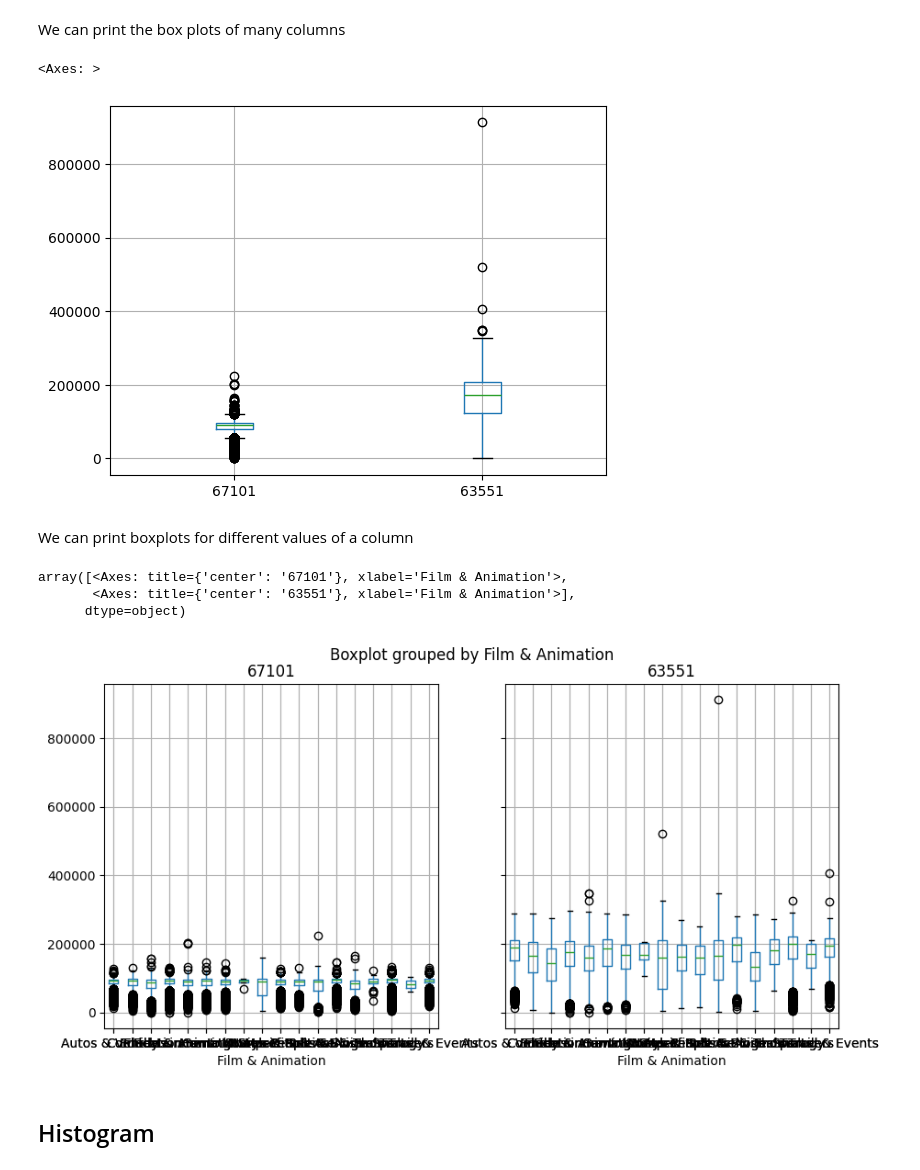
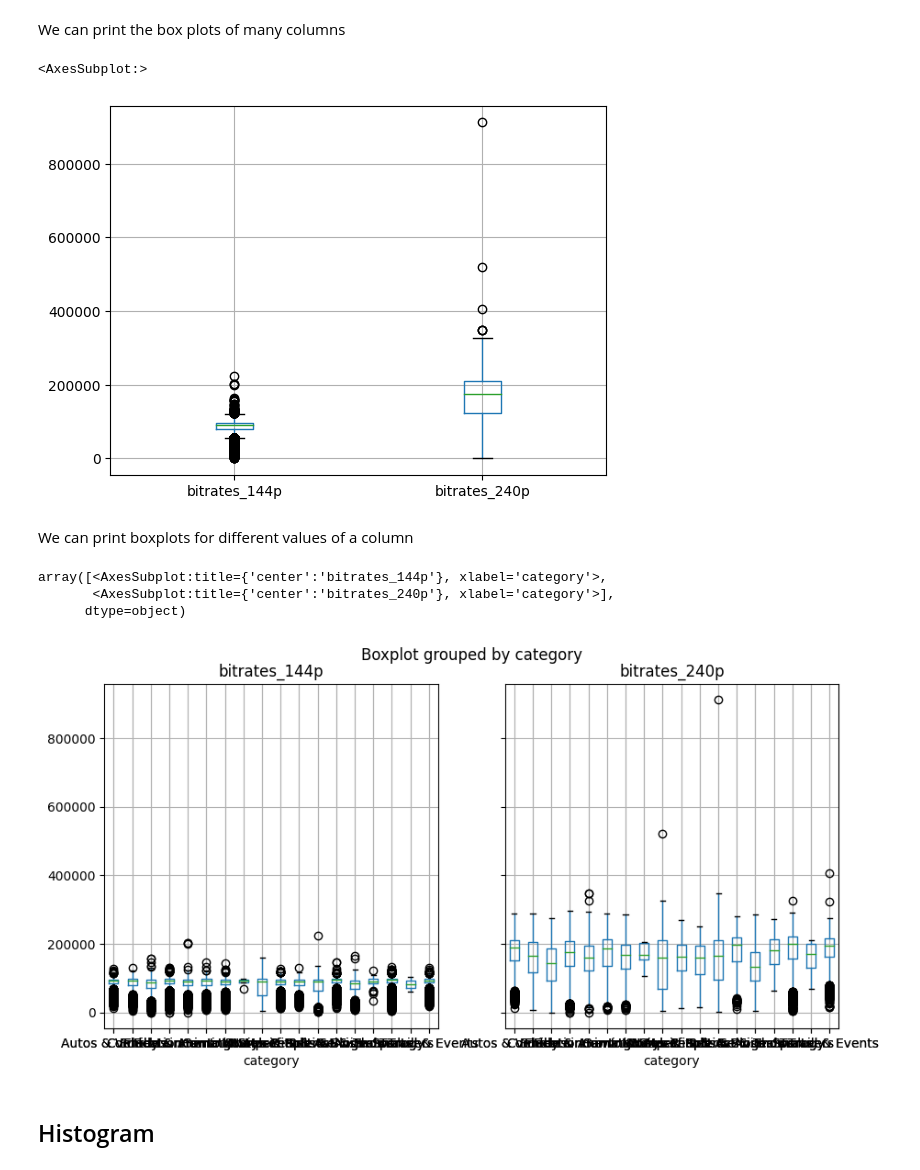
Before and after one commit to Mimilv1/NET4550, a Jupyter notebook: Analyse/projet_exploration.ipynb, the cells around one changed output. Cells and saved outputs as stored; diff of their text form; code cells hidden in the pictures.

```diff
--- a/Analyse/projet_exploration.ipynb
+++ b/Analyse/projet_exploration.ipynb
@@ -36,5 +41,5 @@ dataset.csv
 # %%
-df = pd.read_csv('dataset.csv')
+df = pd.read_csv('../material/dataset.csv')
 # %%
 df.head(n=11)
 # %% [output]
@@ -209,19 +213,19 @@ All points outside are considered **outliers**
 # %% [markdown]
 We can print the box plots of many columns
 # %%
-df.boxplot(column=['67101', '63551'])
+df.boxplot(column=['bitrates_144p', 'bitrates_240p'])
 # %% [output]
-<Axes: >
+<AxesSubplot:>
-[figure, old version]
+[figure, new version]
 # %% [markdown]
 We can print boxplots for different values of a column
 # %%
-df.boxplot(column=['67101', '63551'], by="Film & Animation", figsize=(10,5))
+df.boxplot(column=['bitrates_144p', 'bitrates_240p'], by="category", figsize=(10,5))
 # %% [output]
-array([<Axes: title={'center': '67101'}, xlabel='Film & Animation'>,
-       <Axes: title={'center': '63551'}, xlabel='Film & Animation'>],
+array([<AxesSubplot:title={'center':'bitrates_144p'}, xlabel='category'>,
+       <AxesSubplot:title={'center':'bitrates_240p'}, xlabel='category'>],
       dtype=object)
-[figure, old version]
+[figure, new version]
 # %% [markdown]
 ## Histogram
 # %% [markdown]
```
Also changed, not shown: parts of 44 cells of this notebook, 6 other files.
